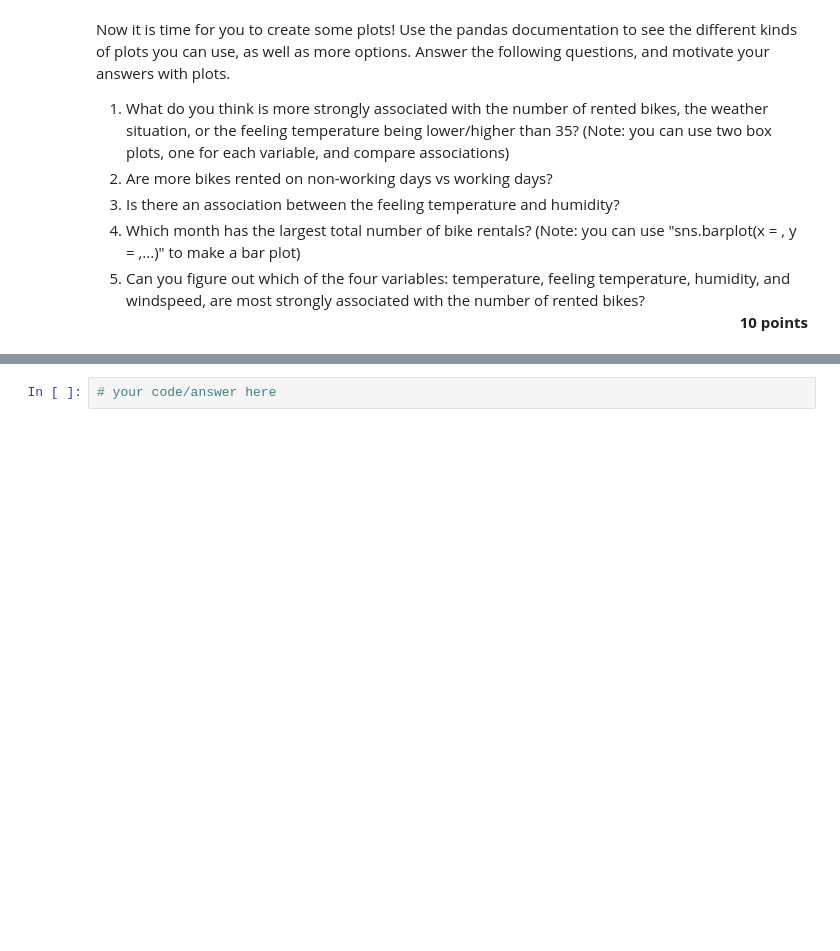
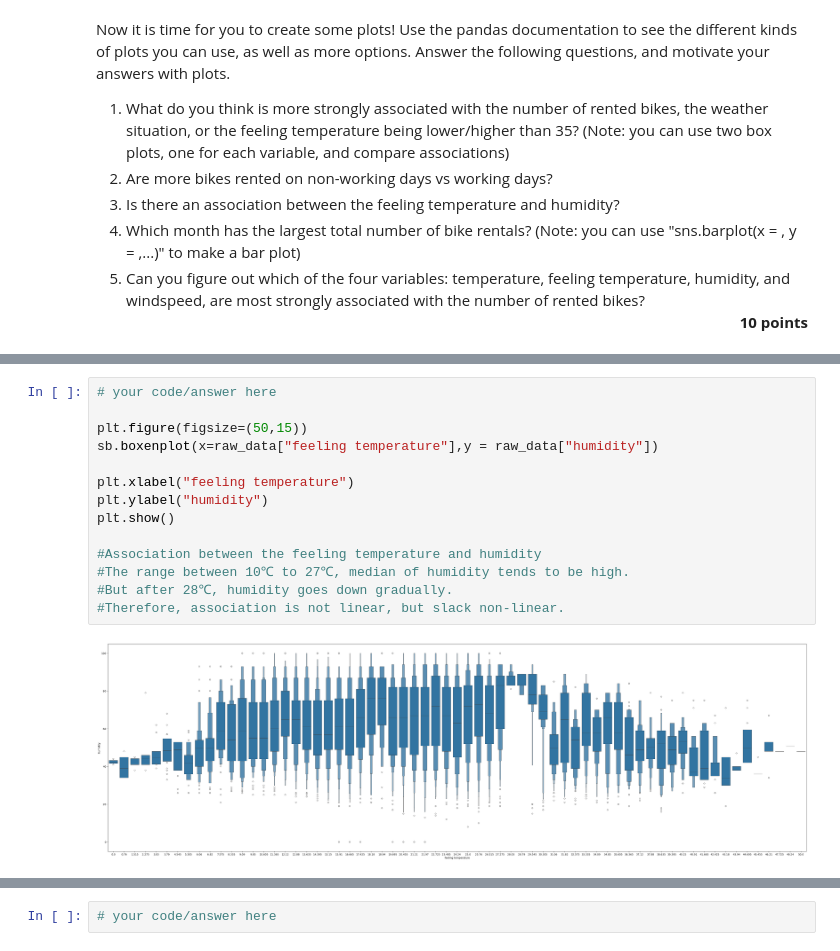
Before and after one commit to felixleopold/Frequentist-Statistics, a Jupyter notebook: FS_Assignment1/Assignment1.ipynb, the cells around one changed output, grey strips where cells are left out. Drawn from its saved outputs; the diff is of its cells as text; blank space fills up the shorter version.

```diff
--- a/FS_Assignment1/Assignment1.ipynb
+++ b/FS_Assignment1/Assignment1.ipynb
@@ -455,0 +491,16 @@ Now it is time for you to create some plots! Use the pandas documentation to see
+# %%
+# your code/answer here
+
+plt.figure(figsize=(50,15))
+sb.boxenplot(x=raw_data["feeling temperature"],y = raw_data["humidity"])
+
+plt.xlabel("feeling temperature")
+plt.ylabel("humidity")
+plt.show()
+
+#Association between the feeling temperature and humidity
+#The range between 10℃ to 27℃, median of humidity tends to be high.
+#But after 28℃, humidity goes down gradually.
+#Therefore, association is not linear, but slack non-linear.
+# %% [output]
+[figure, added]
```
Also changed, not shown: parts of 9 cells of this notebook.
